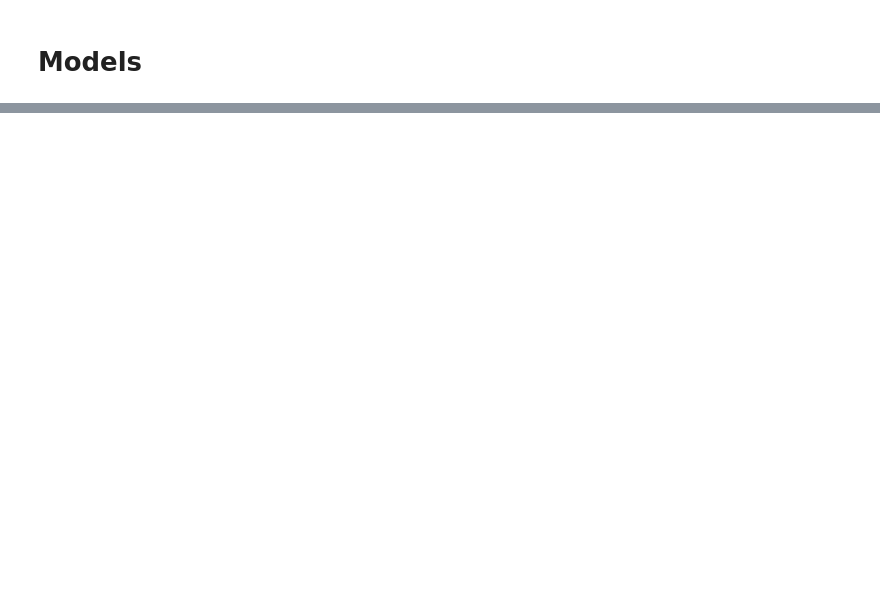
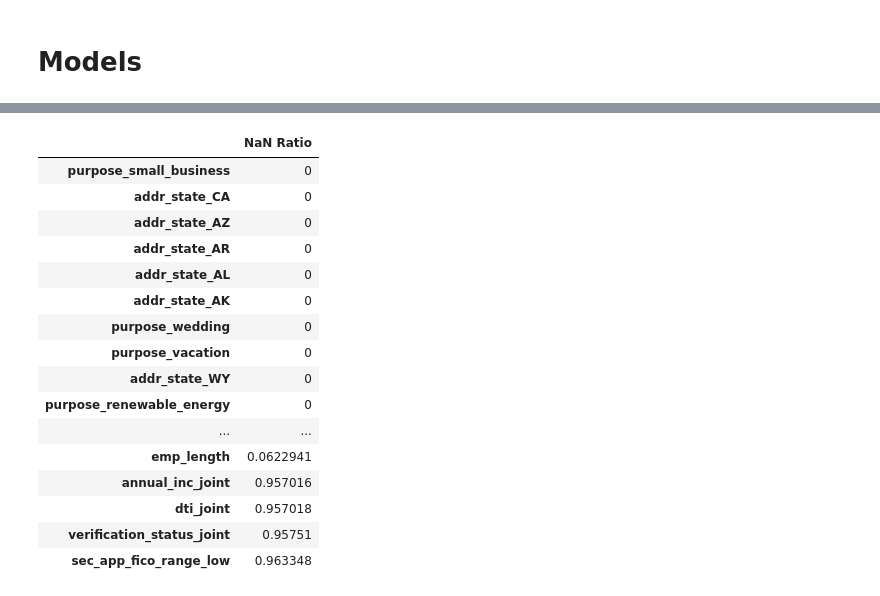
Before and after one commit to tmaounis/cs109a-LendingClub, a Jupyter notebook: models.ipynb, the cells around one changed output, grey strips where cells are left out. Drawn from its saved outputs; the diff is of its cells as text; code cells hidden in the pictures; blank space fills up the shorter version.

```diff
--- a/models.ipynb
+++ b/models.ipynb
@@ -35,0 +106,22 @@ NameError: name 'stats_NaN' is not defined
+# %%
+stats_nan_less = stats_NaN(df_less_feats)
+# %%
+display_df(stats_nan_less,None)
+# %% [output]
+|  | NaN Ratio |
+| purpose_small_business | 0 |
+| addr_state_CA | 0 |
+| addr_state_AZ | 0 |
+| addr_state_AR | 0 |
+| addr_state_AL | 0 |
+| addr_state_AK | 0 |
+| purpose_wedding | 0 |
+| purpose_vacation | 0 |
+| addr_state_WY | 0 |
+| purpose_renewable_energy | 0 |
+| ... | ... |
+| emp_length | 0.0622941 |
+| annual_inc_joint | 0.957016 |
+| dti_joint | 0.957018 |
+| verification_status_joint | 0.95751 |
+| sec_app_fico_range_low | 0.963348 |
```
Also changed, not shown: parts of 17 cells of this notebook, 2 other files.
